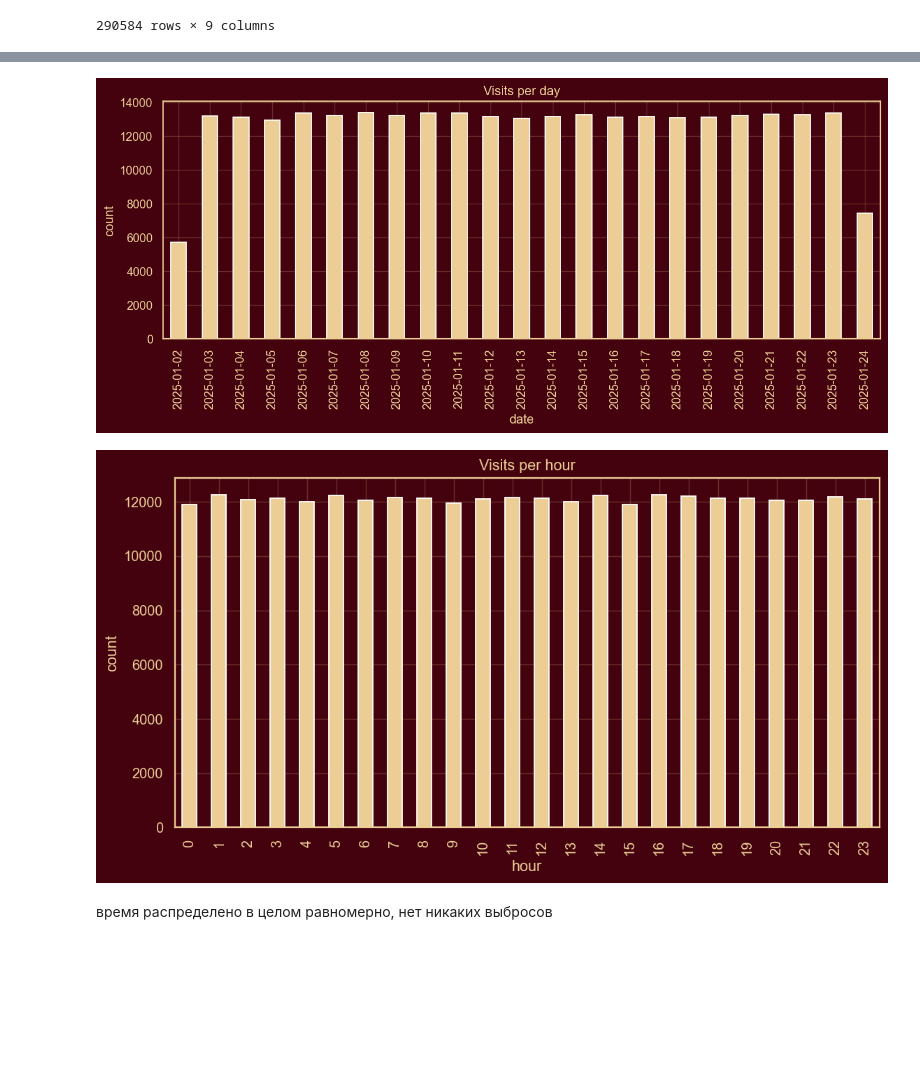
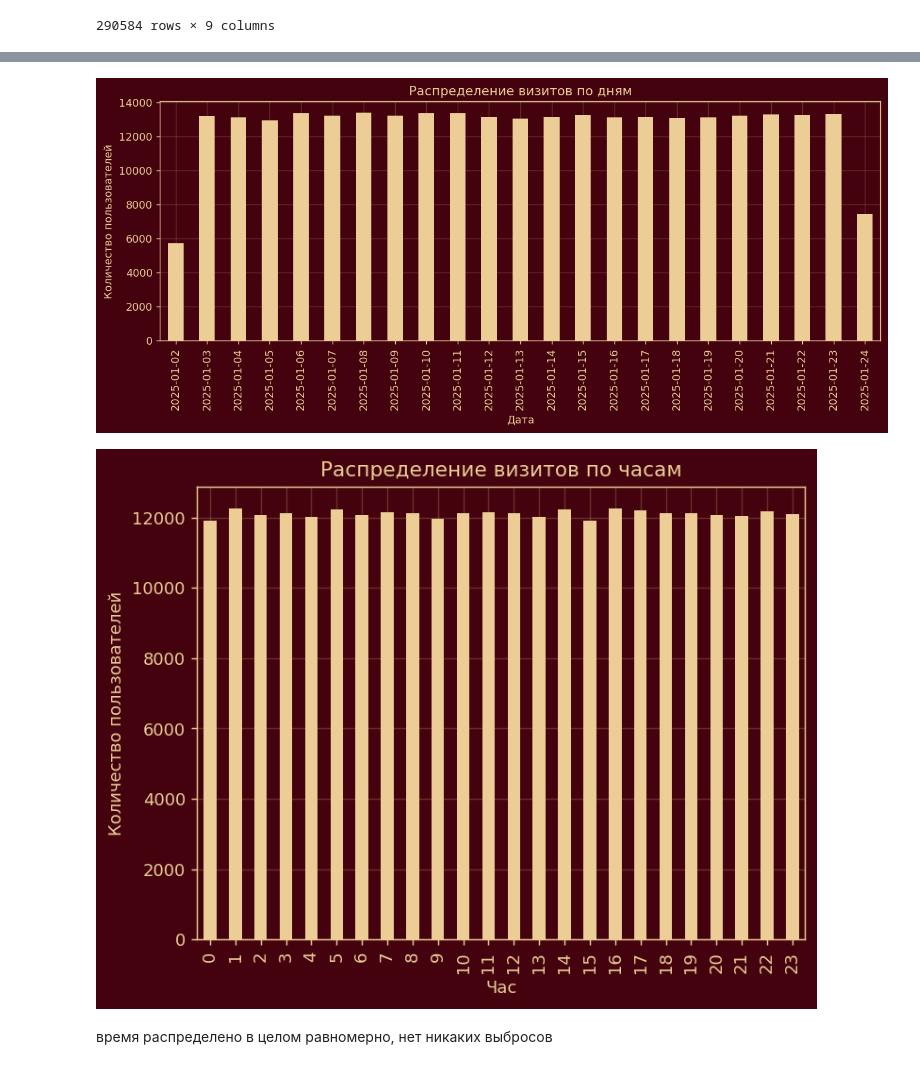
Before and after one commit to krutoichelik/gp3, a Jupyter notebook: part1/fullPart1.ipynb, the cells around one changed output, grey strips where cells are left out. Drawn from its saved outputs; the diff is of its cells as text; code cells hidden in the pictures; blank space fills up the shorter version.

```diff
--- a/part1/fullPart1.ipynb
+++ b/part1/fullPart1.ipynb
@@ -465,22 +408,22 @@ plt.show()
 date_counts = df["date"].value_counts().sort_index()
 
 date_counts.plot(kind="bar", figsize=(12,4))
-plt.xlabel("date")
-plt.ylabel("count")
-plt.title("Visits per day")
+plt.xlabel("Дата")
+plt.ylabel("Количество пользователей")
+plt.title("Распределение визитов по дням")
 plt.show()
 # %% [output]
-[figure, old version]
+[figure, new version]
 # %%
 hour_counts = df["hour"].value_counts().sort_index()
 
 hour_counts.plot(kind="bar")
-plt.xlabel("hour")
-plt.ylabel("count")
-plt.title("Visits per hour")
+plt.xlabel("Час")
+plt.ylabel("Количество пользователей")
+plt.title("Распределение визитов по часам")
 plt.show()
 # %% [output]
-[figure, old version]
+[figure, new version]
 # %% [markdown]
 время распределено в целом равномерно, нет никаких выбросов
 # %% [markdown]
```
Also changed, not shown: parts of 38 cells of this notebook, 2 other files.
